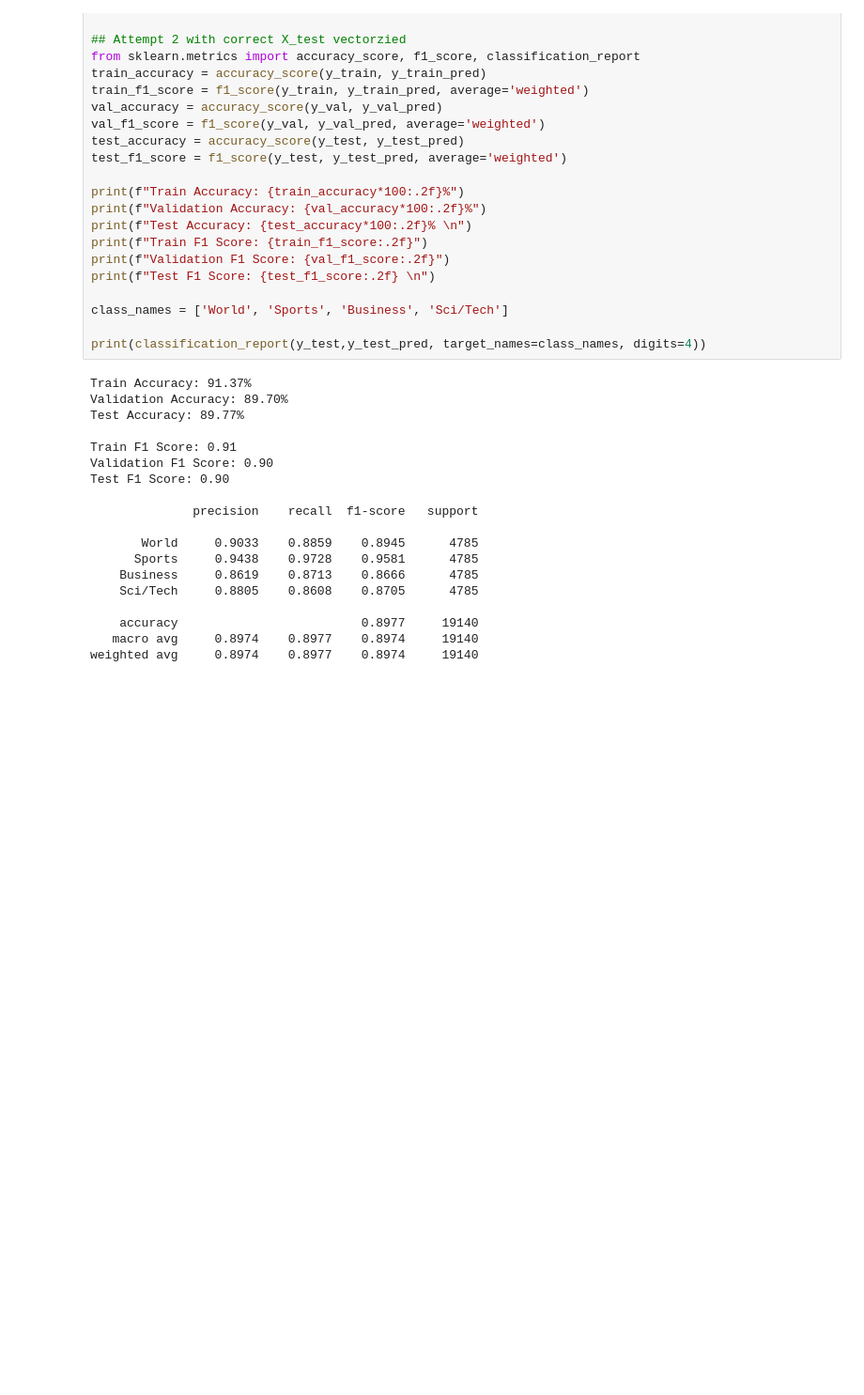
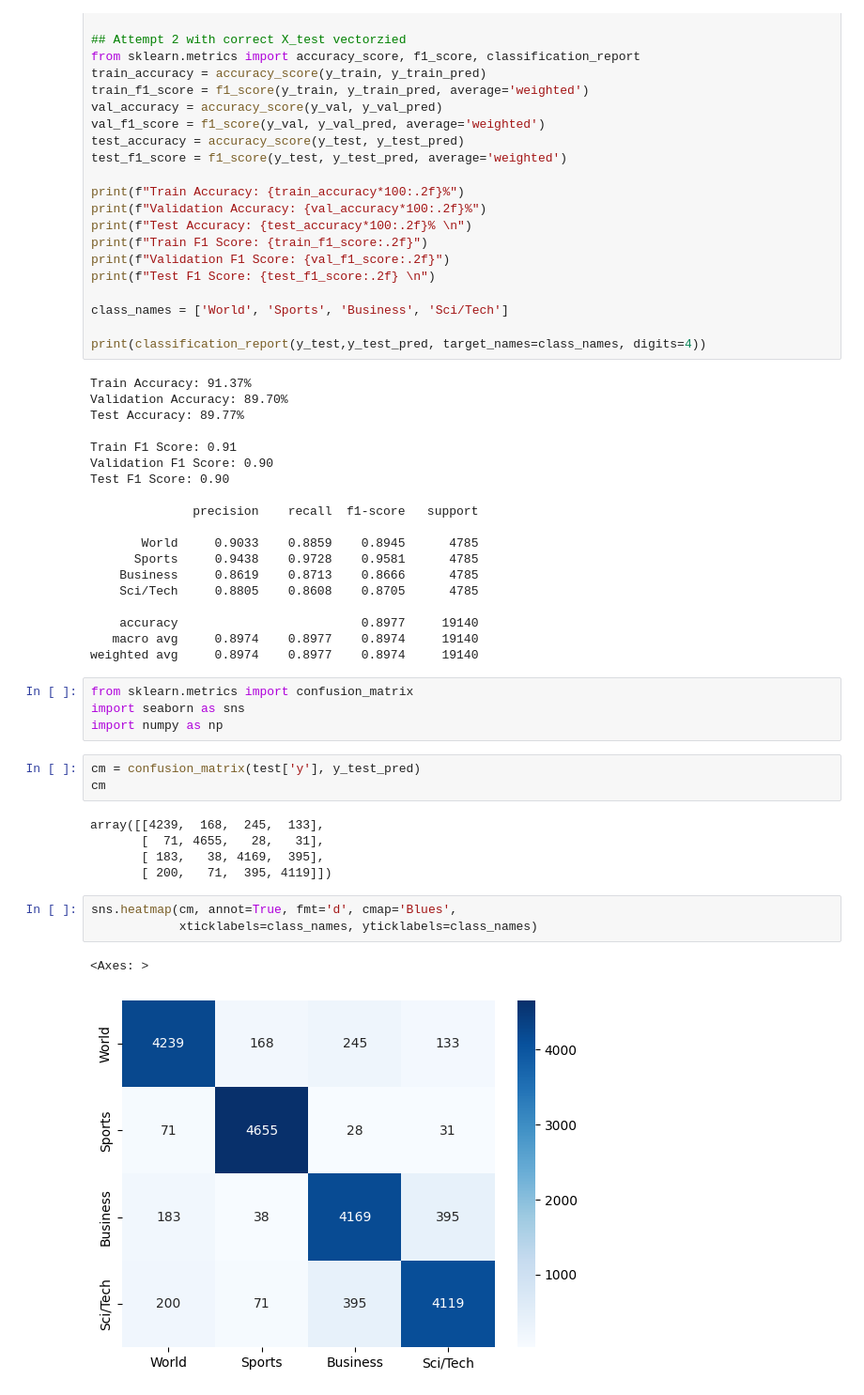
Before and after one commit to Rooneyish/News_Article_Classification, a Jupyter notebook: Multinomial_Naive_Bayes.ipynb, the cells around one changed output. Shown at 94% size. Cells and saved outputs as stored; diff of their text form; blank space fills up the shorter version.

```diff
--- a/Multinomial_Naive_Bayes.ipynb
+++ b/Multinomial_Naive_Bayes.ipynb
@@ -145,3 +145,21 @@ Test F1 Score: 0.90
     accuracy                         0.8977     19140
    macro avg     0.8974    0.8977    0.8974     19140
 weighted avg     0.8974    0.8977    0.8974     19140
+# %%
+from sklearn.metrics import confusion_matrix
+import seaborn as sns
+import numpy as np
+# %%
+cm = confusion_matrix(test['y'], y_test_pred)
+cm
+# %% [output]
+array([[4239,  168,  245,  133],
+       [  71, 4655,   28,   31],
+       [ 183,   38, 4169,  395],
+       [ 200,   71,  395, 4119]])
+# %%
+sns.heatmap(cm, annot=True, fmt='d', cmap='Blues',
+            xticklabels=class_names, yticklabels=class_names)
+# %% [output]
+<Axes: >
+[figure, added]
```
Also changed, not shown: 2 other files.
